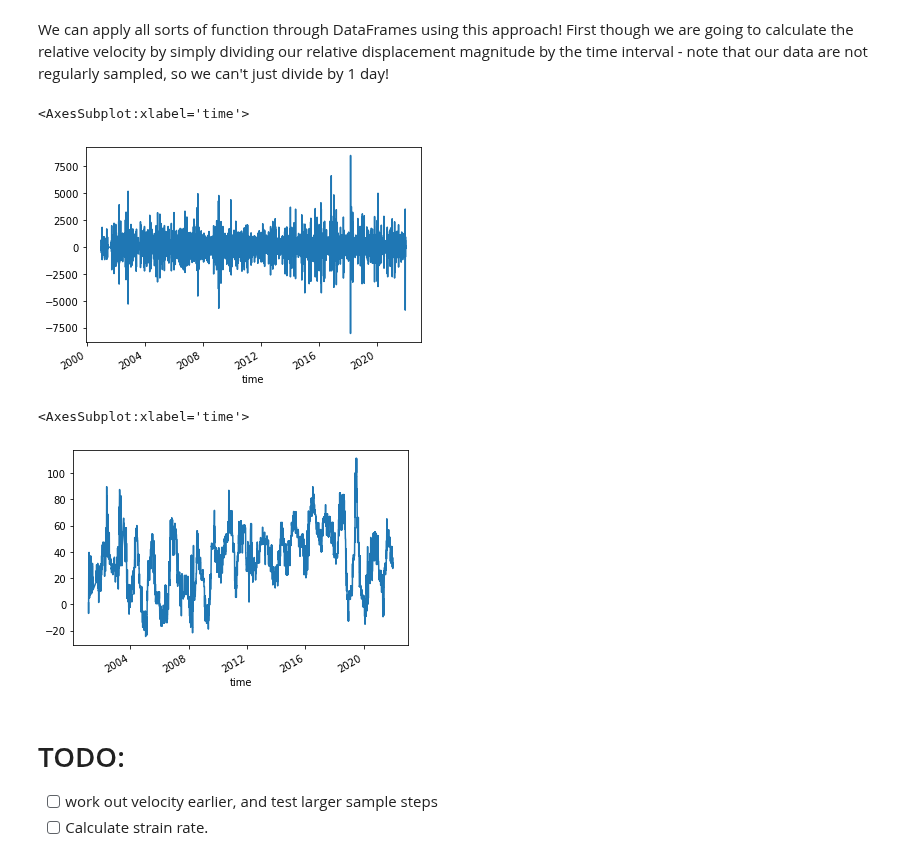
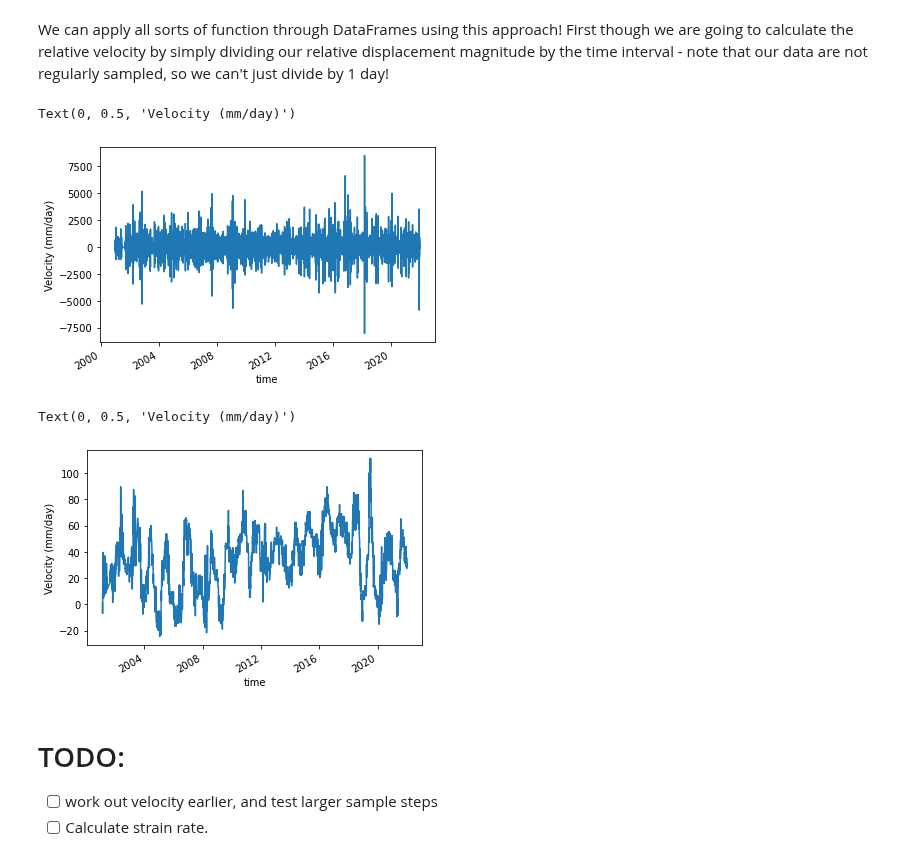
Before and after one commit to calum-chamberlain/ESCI451-Python, a Jupyter notebook: ESCI451_Module_3A.ipynb, the cells around one changed output. Cells and saved outputs as stored; diff of their text form; code cells hidden in the pictures.

```diff
--- a/ESCI451_Module_3A.ipynb
+++ b/ESCI451_Module_3A.ipynb
@@ -605,7 +608,8 @@ That is all very well, but velocity is a vector (and we have three components of
 1. Subtract the east and north velocities of MTFO from HOKI
 2. Do some trigonometry to work out the magnitude and orientation of the vector.
 # %%
-starttime, endtime = datetime.datetime(2001, 1, 1), datetime.datetime(2022, 1, 1)
+starttime = datetime.datetime(2001, 1, 1)
+endtime = datetime.datetime(2022, 1, 1)
 
 hoki = get_gnss_for_station(
     "HOKI", starttime=starttime, endtime=endtime)
@@ -623,9 +627,11 @@ af_data = pd.merge(
     left_index=True, right_index=True,
     suffixes=("_hoki", "_mtjo"))
 
+# Subtract east and north velocities of MTJO from HOKI
 relative_east = af_data.east_hoki - af_data.east_mtjo
 relative_north = af_data.north_hoki - af_data.north_mtjo
 
+# Make a new dataframe that contains our relative horizontal velocities
 hoki_mtjo_relative = pd.DataFrame({"east": relative_east, "north": relative_north})
 
 # Because we just care about relative velocities we can set the data to zero at the beginning of observations
@@ -633,4 +639,5 @@ hoki_mtjo_relative.east -= hoki_mtjo_relative.east[0]
 hoki_mtjo_relative.north -= hoki_mtjo_relative.north[0]
 
 ax = hoki_mtjo_relative.plot()
+ax.set_ylabel("Displacement (mm)")
 # %% [output]
@@ -677,22 +689,26 @@ plt.show()
 # %% [markdown]
 We can apply all sorts of function through DataFrames using this approach! First though we are going to calculate the relative velocity by simply dividing our relative displacement magnitude by the time interval - note that our data are not regularly sampled, so we can't just divide by 1 day!
 # %%
+# Calculate time elapsed between samples and convert from seconds to days
 delta_time = (hoki_mtjo_relative.index[1:] - hoki_mtjo_relative.index[0:-1]).total_seconds() / (365 * 86400)
+
 delta_displacement = hoki_mtjo_relative.magnitude[1:].to_numpy() - hoki_mtjo_relative.magnitude[0:-1].to_numpy()
 
 hoki_mtjo_relative["velocity"] = pd.Series(
     delta_displacement / delta_time,
     index=hoki_mtjo_relative.index[1:])
 
-hoki_mtjo_relative.velocity.plot()
+ax = hoki_mtjo_relative.velocity.plot()
+ax.set_ylabel("Velocity (mm/day)")
 # %% [output]
-<AxesSubplot:xlabel='time'>
+Text(0, 0.5, 'Velocity (mm/day)')
-[figure, old version]
+[figure, new version]
 # %%
-hoki_mtjo_relative.velocity.rolling("200d", min_periods=50).median().plot()
+ax = hoki_mtjo_relative.velocity.rolling("200d", min_periods=50).median().plot()
+ax.set_ylabel("Velocity (mm/day)")
 # %% [output]
-<AxesSubplot:xlabel='time'>
+Text(0, 0.5, 'Velocity (mm/day)')
-[figure, old version]
+[figure, new version]
 # %% [markdown]
 # TODO:
 - [ ] work out velocity earlier, and test larger sample steps
```
Also changed, not shown: parts of 11 cells of this notebook.
